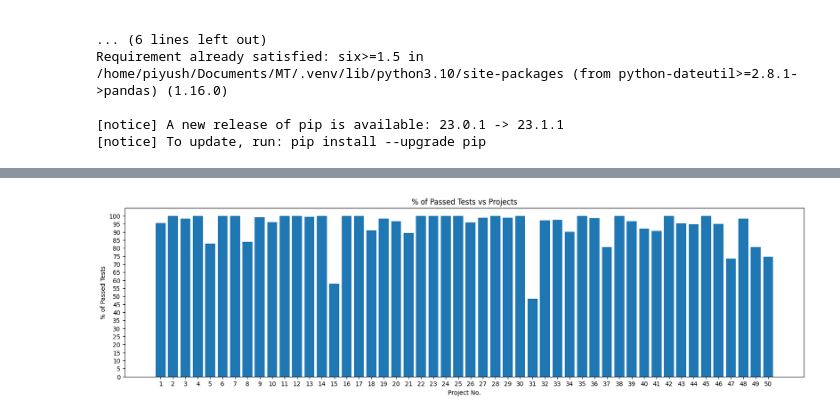
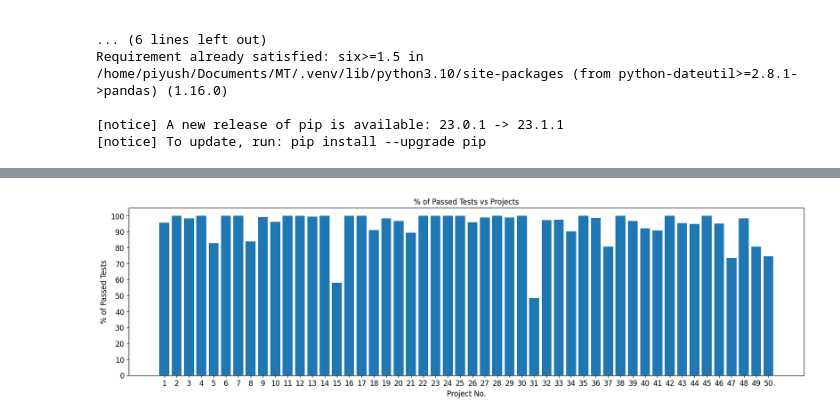
Before and after one commit to piyush-bajaj/DynamicPythonBenchmark, a Jupyter notebook: evaluation/Test Cases Evaluation.ipynb, the cells around one changed output, grey strips where cells are left out. Cells and saved outputs as stored; diff of their text form; code cells hidden in the pictures.

```diff
--- a/evaluation/Test Cases Evaluation.ipynb
+++ b/evaluation/Test Cases Evaluation.ipynb
@@ -86,27 +86,28 @@ run time greater than 200 seconds :  4
 # %%
 import matplotlib.pyplot as plt
 import pandas as pd
 
 # Load data from CSV file
 data = pd.read_csv('/home/piyush/Documents/MT/plots/test.csv')
 sorted_data = data.sort_values(by="project")
 
 plt.figure(figsize=(20, 5))
 # Create the graph
 plt.bar(data['project'], data['passed'] / data['total'] * 100)
 
 
-plt.xticks(data['project'])
-plt.yticks([x for x in range(0,101,5)])
+plt.xticks(data['project'],fontsize=12)
+plt.yticks([x for x in range(0,101,10)],fontsize=12)
+plt.tick_params(labelsize=12)
 
 # Set the x and y axis labels
-plt.xlabel('Project No.')
-plt.ylabel('% of Passed Tests')
+plt.xlabel('Project No.',fontsize=12)
+plt.ylabel('% of Passed Tests',fontsize=12)
 
 # Set the graph title
 plt.title('% of Passed Tests vs Projects')
 
 # Show the graph
 plt.show()
 # %% [output]
-[figure, old version]
+[figure, new version]
```
Also changed, not shown: 1 other file.
